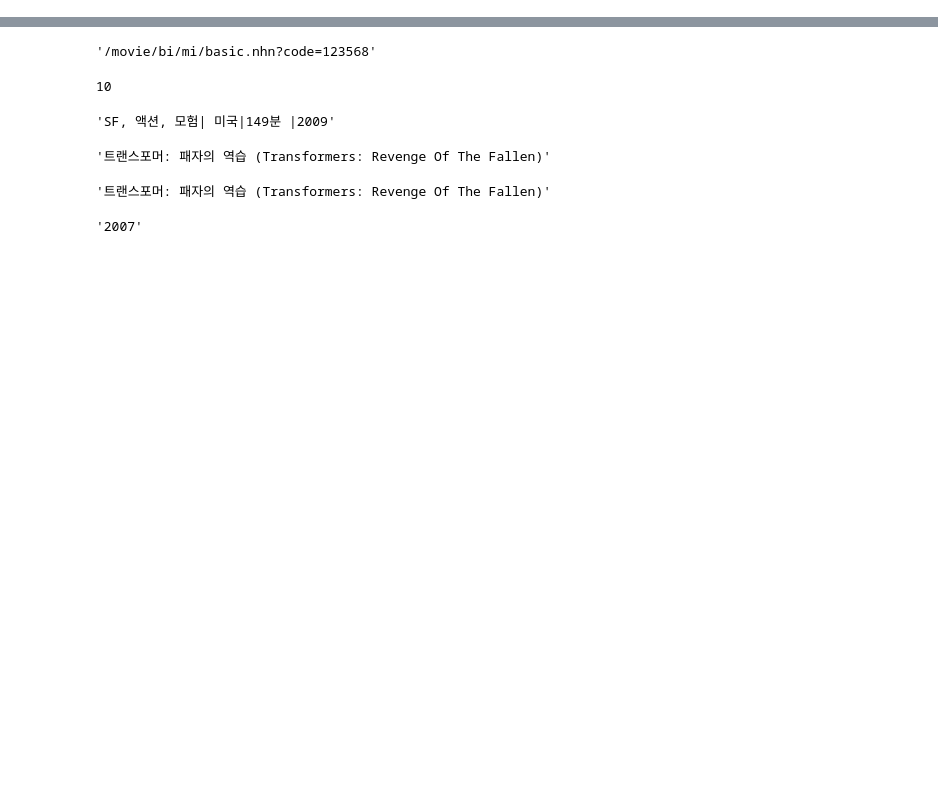
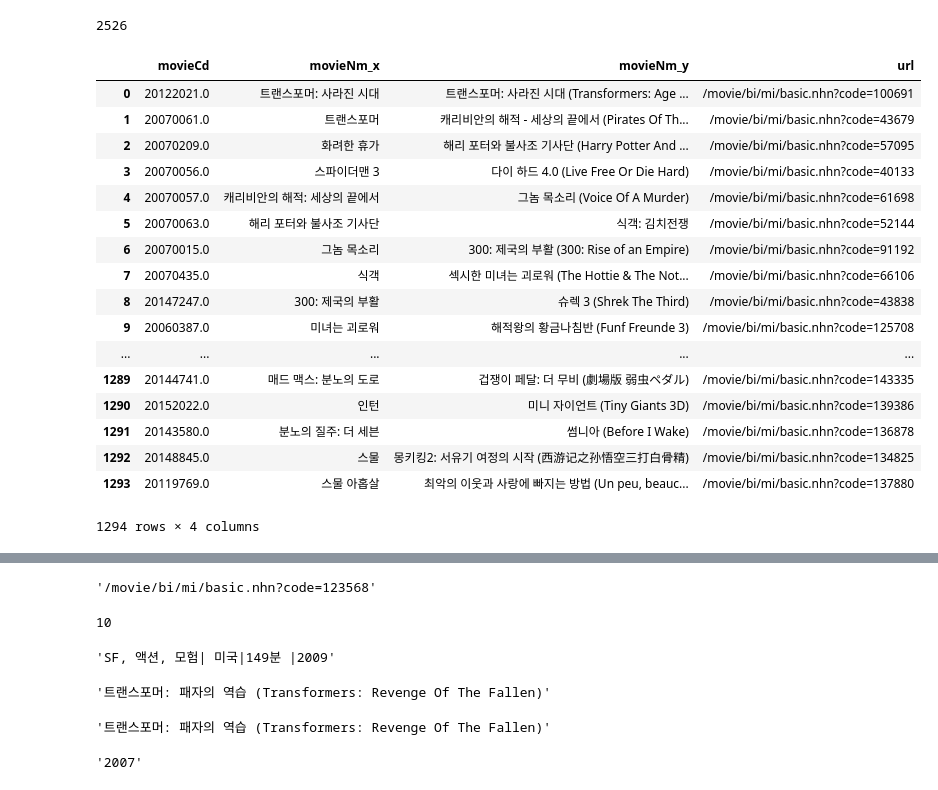
Before and after one commit to cyh132/movie, a Jupyter notebook: naver_crawling.ipynb, the cells around one changed output, grey strips where cells are left out. Drawn from its saved outputs; the diff is of its cells as text; code cells hidden in the pictures; blank space fills up the shorter version.

```diff
--- a/naver_crawling.ipynb
+++ b/naver_crawling.ipynb
@@ -136,0 +128,4 @@ for i in list(naver_df["movieNm"]):
+# %%
+len(naver_df)
+# %% [output]
+2526
@@ -136,0 +134,21 @@ for i in list(naver_df["movieNm"]):
+# %%
+url_df
+# %% [output]
+|  | movieCd | movieNm_x | movieNm_y | url |
+| 0 | 20122021.0 | 트랜스포머: 사라진 시대 | 트랜스포머: 사라진 시대 (Transformers: Age ... | /movie/bi/mi/basic.nhn?code=100691 |
+| 1 | 20070061.0 | 트랜스포머 | 캐리비안의 해적 - 세상의 끝에서 (Pirates Of Th... | /movie/bi/mi/basic.nhn?code=43679 |
+| 2 | 20070209.0 | 화려한 휴가 | 해리 포터와 불사조 기사단 (Harry Potter And ... | /movie/bi/mi/basic.nhn?code=57095 |
+| 3 | 20070056.0 | 스파이더맨 3 | 다이 하드 4.0 (Live Free Or Die Hard) | /movie/bi/mi/basic.nhn?code=40133 |
+| 4 | 20070057.0 | 캐리비안의 해적: 세상의 끝에서 | 그놈 목소리 (Voice Of A Murder) | /movie/bi/mi/basic.nhn?code=61698 |
+| 5 | 20070063.0 | 해리 포터와 불사조 기사단 | 식객: 김치전쟁 | /movie/bi/mi/basic.nhn?code=52144 |
+| 6 | 20070015.0 | 그놈 목소리 | 300: 제국의 부활 (300: Rise of an Empire) | /movie/bi/mi/basic.nhn?code=91192 |
+| 7 | 20070435.0 | 식객 | 섹시한 미녀는 괴로워 (The Hottie & The Not... | /movie/bi/mi/basic.nhn?code=66106 |
+| 8 | 20147247.0 | 300: 제국의 부활 | 슈렉 3 (Shrek The Third) | /movie/bi/mi/basic.nhn?code=43838 |
+| 9 | 20060387.0 | 미녀는 괴로워 | 해적왕의 황금나침반 (Funf Freunde 3) | /movie/bi/mi/basic.nhn?code=125708 |
+| ... | ... | ... | ... | ... |
+| 1289 | 20144741.0 | 매드 맥스: 분노의 도로 | 겁쟁이 페달: 더 무비 (劇場版 弱虫ペダル) | /movie/bi/mi/basic.nhn?code=143335 |
+| 1290 | 20152022.0 | 인턴 | 미니 자이언트 (Tiny Giants 3D) | /movie/bi/mi/basic.nhn?code=139386 |
+| 1291 | 20143580.0 | 분노의 질주: 더 세븐 | 썸니아 (Before I Wake) | /movie/bi/mi/basic.nhn?code=136878 |
+| 1292 | 20148845.0 | 스물 | 몽키킹2: 서유기 여정의 시작 (西游记之孙悟空三打白骨精) | /movie/bi/mi/basic.nhn?code=134825 |
+| 1293 | 20119769.0 | 스물 아홉살 | 최악의 이웃과 사랑에 빠지는 방법 (Un peu, beauc... | /movie/bi/mi/basic.nhn?code=137880 |
+1294 rows × 4 columns
```
Also changed, not shown: parts of 28 cells of this notebook, 2 other files.
